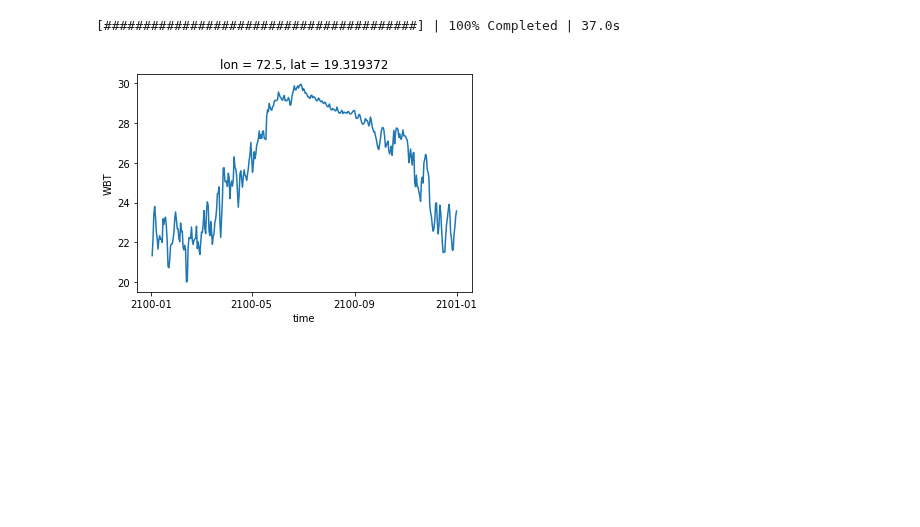
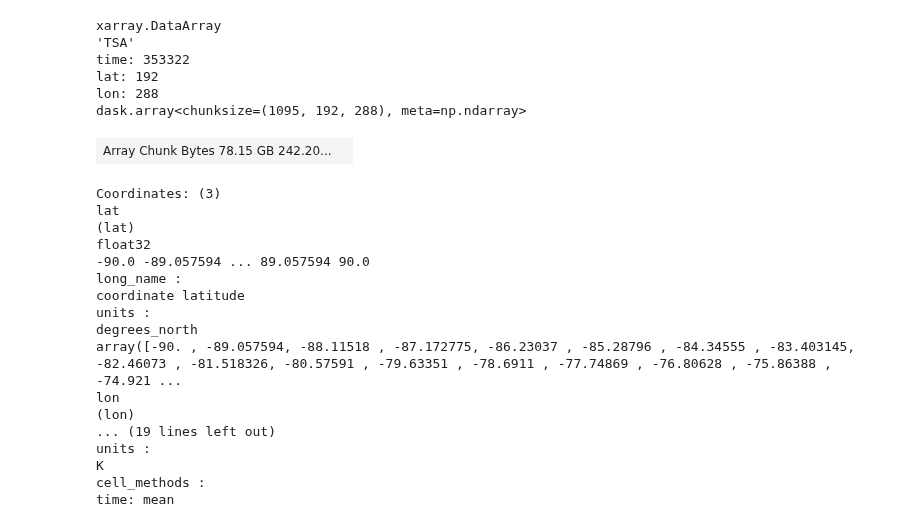
Before and after one commit to KYan19/pei, a Jupyter notebook: notebooks/0_Testing.ipynb, the cells around one changed output. Cells and saved outputs as stored; diff of their text form; code cells hidden in the pictures; blank space fills up the shorter version.

```diff
--- a/notebooks/0_Testing.ipynb
+++ b/notebooks/0_Testing.ipynb
@@ -6,6 +4,33 @@ ds = xr.open_mfdataset('../data/processed/CESM2/WBTdailymean/*',combine='nested'
-# %%
-with ProgressBar():
-    ds.sel(lat=19,lon=72,method='nearest').isel(time=slice(-365,None)).mean(dim='ensemble')['WBT'].plot()
-# %% [output]
-[########################################] | 100% Completed | 37.0s
-[figure, removed]
+# %%
+# Path to data files for this ensemble member
+paths = '/local/ss23/CESM2_LE/ATM/RCP85/TSA/b.e21.*.f09_g17.LE2-1231.005.clm2.h7.TSA.*.nc'
+
+# Concat along time dimension
+ds = xr.open_mfdataset(paths,combine='by_coords',coords=['time'],chunks={'time':1095})['TSA']
+# %%
+ds
+# %% [output]
+xarray.DataArray
+'TSA'
+time: 353322
+lat: 192
+lon: 288
+dask.array<chunksize=(1095, 192, 288), meta=np.ndarray>
+| Array Chunk Bytes 78.15 GB 242.20... |  |
+Coordinates: (3)
+lat
+(lat)
+float32
+-90.0 -89.057594 ... 89.057594 90.0
+long_name :
+coordinate latitude
+units :
+degrees_north
+array([-90. , -89.057594, -88.11518 , -87.172775, -86.23037 , -85.28796 , -84.34555 , -83.403145, -82.46073 , -81.518326, -80.57591 , -79.63351 , -78.6911 , -77.74869 , -76.80628 , -75.86388 , -74.921 ...
+lon
+(lon)
+... (19 lines left out)
+units :
+K
+cell_methods :
+time: mean
```
Also changed, not shown: parts of 1 cell of this notebook, 3 other files.
